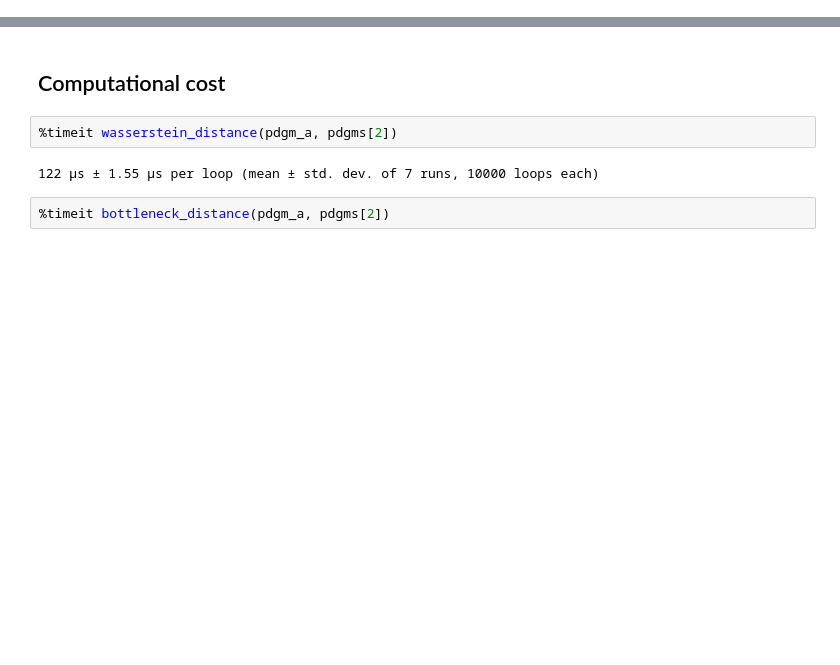
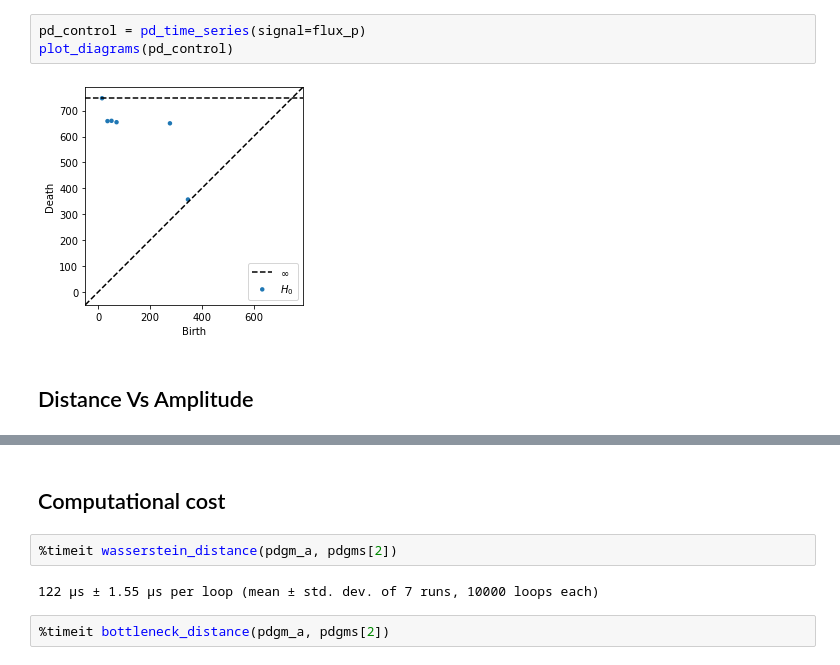
Before and after one commit to cosmic-hi-5/astropology, a Jupyter notebook: explore/distance.ipynb, the cells around one changed output, grey strips where cells are left out. Drawn from its saved outputs; the diff is of its cells as text; blank space fills up the shorter version.

```diff
--- a/explore/distance.ipynb
+++ b/explore/distance.ipynb
@@ -84,0 +49,7 @@ ax.legend()
+# %%
+pd_control = pd_time_series(signal=flux_p)
+plot_diagrams(pd_control)
+# %% [output]
+[figure, added]
+# %% [markdown]
+## Distance Vs Amplitude
```
Also changed, not shown: parts of 18 cells of this notebook.
